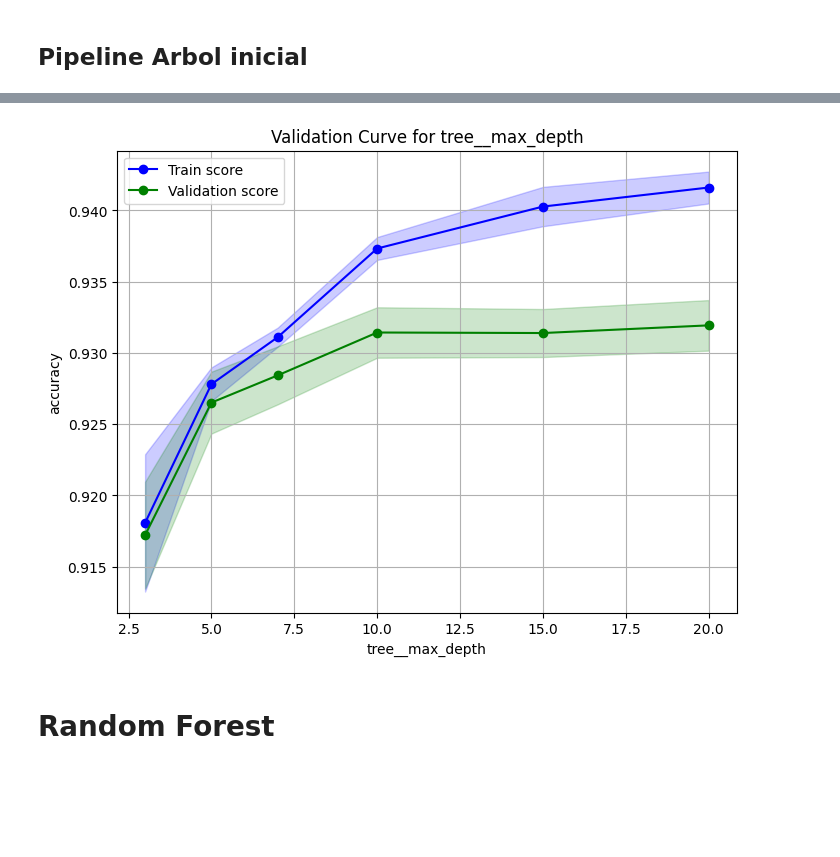
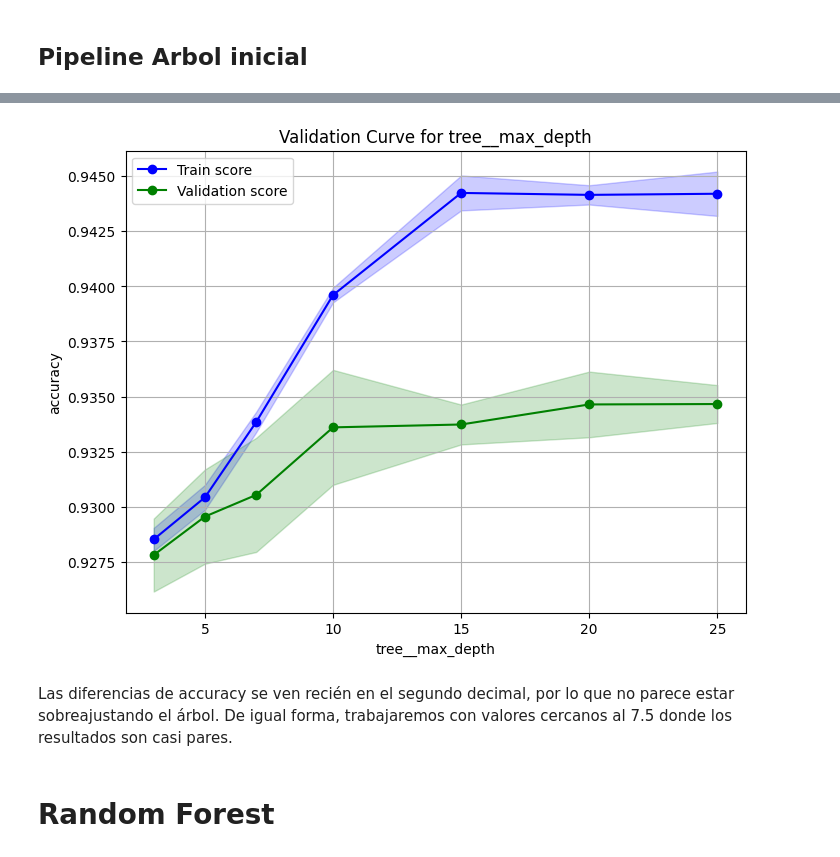
Before and after one commit to InakiMartinez/ciencia_de_datos_2c2025, a Jupyter notebook: Modelos.ipynb, the cells around one changed output, grey strips where cells are left out. Drawn from its saved outputs; the diff is of its cells as text; code cells hidden in the pictures; blank space fills up the shorter version.

```diff
--- a/Modelos.ipynb
+++ b/Modelos.ipynb
@@ -784,7 +788,7 @@ from sklearn.model_selection import GridSearchCV
 pipeline_arbol = Pipeline(
     steps=[
         ("outliers", OutlierHandler(columns=columnas_numericas, factor=1.5)),
-        ("l2_avg", L2AverageAdder(l2_col="l2", target_col="surface_covered")),
+        ("l2_avg", L2AverageAdder(l2_col="l2", target_col="surface_total")),
         ("dropper_preKNN", ColumnDropper(columns=["lat", "lon", "ad_type", "start_date", "end_date", "created_on", "price_period", "title", "l1", "l2", "l3", "l4", "l5", "l6"])),
         ("imputer", ColumnImputer(imputer=SimpleImputer(strategy="mean"), columns=["rooms", "surface_total", "bathrooms", "bedrooms", "surface_covered"])),
         ("tree", DecisionTreeClassifier(
@@ -913,17 +920,19 @@ surface_covered    0.551675
 # %%
 ## CURVA DE VALIDACION
-param_range = [3, 5, 7, 10, 15, 20]
+param_range = [3, 5, 7, 10, 15, 20,25]
 plot_validation_curve(
     estimator=pipeline_arbol,
     X=X_train,
     y=y_train,
     param_name='tree__max_depth',  # pipe_step__hyperparam
     param_range=param_range,
     cv=5,
     scoring='accuracy'
 )
 # %% [output]
-[figure, old version]
+[figure, new version]
+# %% [markdown]
+Las diferencias de accuracy se ven recién en el segundo decimal, por lo que no parece estar sobreajustando el árbol. De igual forma, trabajaremos con valores cercanos al 7.5 donde los resultados son casi pares.
 # %% [markdown]
 # Random Forest
 # %%
```
Also changed, not shown: parts of 35 cells of this notebook.
